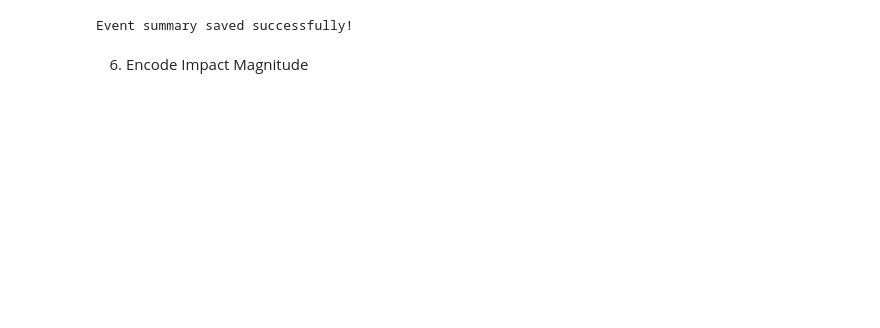
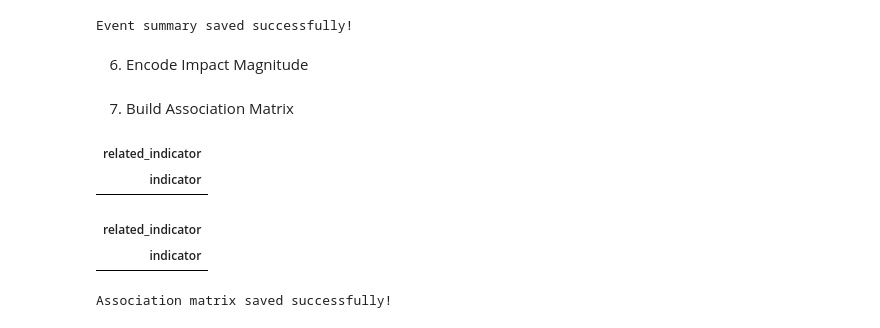
Before and after one commit to Lalisecf/ethiopia-fi-forecast-week11, a Jupyter notebook: notebooks/task3_event_impact_modeling.ipynb, the cells around one changed output. Cells and saved outputs as stored; diff of their text form; code cells hidden in the pictures; blank space fills up the shorter version.

Commit message:
task3: build event indicator association matrix

```diff
--- a/notebooks/task3_event_impact_modeling.ipynb
+++ b/notebooks/task3_event_impact_modeling.ipynb
@@ -227,3 +227,35 @@ merged.impact_magnitude.map(impact_scale)
 *
 merged.impact_direction.map(direction)
 )
+# %% [markdown]
+7. Build Association Matrix
+# %%
+#Pivot
+matrix = merged.pivot_table(
+    index="indicator",
+    columns="related_indicator",
+    values="impact_score",
+    aggfunc="mean"
+)
+
+matrix.head()
+# %% [output]
+| related_indicator |
+| indicator |
+# %%
+#Display
+matrix
+# %% [output]
+| related_indicator |
+| indicator |
+# %%
+from pathlib import Path
+
+REPORTS_DIR = Path("../reports")
+REPORTS_DIR.mkdir(parents=True, exist_ok=True)
+
+matrix.to_csv(REPORTS_DIR / "event_indicator_matrix.csv")
+
+print("Association matrix saved successfully!")
+# %% [output]
+Association matrix saved successfully!
```
Also changed, not shown: 1 other file.
